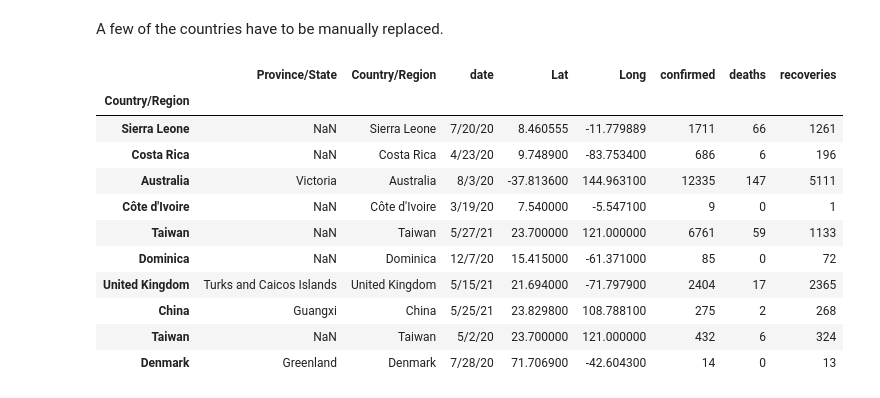
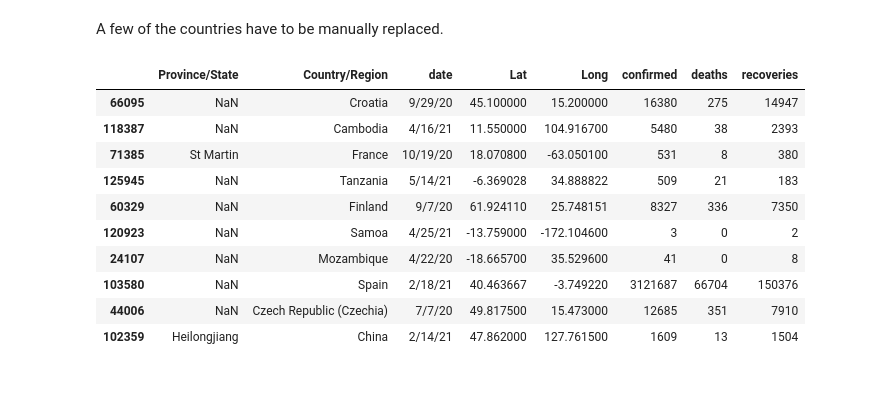
Before and after one commit to cpepingco/COVID-19-Dash, a Jupyter notebook: PreProcessing.ipynb, the cells around one changed output. Cells and saved outputs as stored; diff of their text form; code cells hidden in the pictures.

```diff
--- a/PreProcessing.ipynb
+++ b/PreProcessing.ipynb
@@ -221,33 +171,32 @@ West Bank and Gaza
 A few of the countries have to be manually replaced.
 # %%
 country_mapper = {
-    'Congo (Brazzaville)': 'Congo',
-    'Congo (Kinshasa)': 'Congo',
+   # 'Congo (Brazzaville)': 'Congo',
+   # 'Congo (Kinshasa)': 'Congo',
     "Cote d'Ivoire": "Côte d'Ivoire",
     'Czechia': 'Czech Republic (Czechia)',
     'Korea, South': 'South Korea',
     'Saint Vincent and the Grenadines': 'St. Vincent & Grenadines',
     'Taiwan*': 'Taiwan',
     'US': 'United States',
     'West Bank and Gaza': 'Israel',
     'Saint Kitts and Nevis': 'Saint Kitts & Nevis',
     'Burma': 'Myanmar',
     'Sao Tome and Principe': 'Sao Tome & Principe'
 }
 
 data['Country/Region'] = data['Country/Region'].replace(country_mapper)
-data.index = data['Country/Region']
+#data.index = data['Country/Region']
 data.sample(10)
 # %% [output]
 |  | Province/State | Country/Region | date | Lat | Long | confirmed | deaths | recoveries |
-| Country/Region |  |  |  |  |  |  |  |  |
-| Sierra Leone | NaN | Sierra Leone | 7/20/20 | 8.460555 | -11.779889 | 1711 | 66 | 1261 |
-| Costa Rica | NaN | Costa Rica | 4/23/20 | 9.748900 | -83.753400 | 686 | 6 | 196 |
-| Australia | Victoria | Australia | 8/3/20 | -37.813600 | 144.963100 | 12335 | 147 | 5111 |
-| Côte d'Ivoire | NaN | Côte d'Ivoire | 3/19/20 | 7.540000 | -5.547100 | 9 | 0 | 1 |
-| Taiwan | NaN | Taiwan | 5/27/21 | 23.700000 | 121.000000 | 6761 | 59 | 1133 |
-| Dominica | NaN | Dominica | 12/7/20 | 15.415000 | -61.371000 | 85 | 0 | 72 |
-| United Kingdom | Turks and Caicos Islands | United Kingdom | 5/15/21 | 21.694000 | -71.797900 | 2404 | 17 | 2365 |
-| China | Guangxi | China | 5/25/21 | 23.829800 | 108.788100 | 275 | 2 | 268 |
-| Taiwan | NaN | Taiwan | 5/2/20 | 23.700000 | 121.000000 | 432 | 6 | 324 |
-| Denmark | Greenland | Denmark | 7/28/20 | 71.706900 | -42.604300 | 14 | 0 | 13 |
+| 66095 | NaN | Croatia | 9/29/20 | 45.100000 | 15.200000 | 16380 | 275 | 14947 |
+| 118387 | NaN | Cambodia | 4/16/21 | 11.550000 | 104.916700 | 5480 | 38 | 2393 |
+| 71385 | St Martin | France | 10/19/20 | 18.070800 | -63.050100 | 531 | 8 | 380 |
+| 125945 | NaN | Tanzania | 5/14/21 | -6.369028 | 34.888822 | 509 | 21 | 183 |
+| 60329 | NaN | Finland | 9/7/20 | 61.924110 | 25.748151 | 8327 | 336 | 7350 |
+| 120923 | NaN | Samoa | 4/25/21 | -13.759000 | -172.104600 | 3 | 0 | 2 |
+| 24107 | NaN | Mozambique | 4/22/20 | -18.665700 | 35.529600 | 41 | 0 | 8 |
+| 103580 | NaN | Spain | 2/18/21 | 40.463667 | -3.749220 | 3121687 | 66704 | 150376 |
+| 44006 | NaN | Czech Republic (Czechia) | 7/7/20 | 49.817500 | 15.473000 | 12685 | 351 | 7910 |
+| 102359 | Heilongjiang | China | 2/14/21 | 47.862000 | 127.761500 | 1609 | 13 | 1504 |
```
Also changed, not shown: parts of 22 cells of this notebook, 1 other file.
